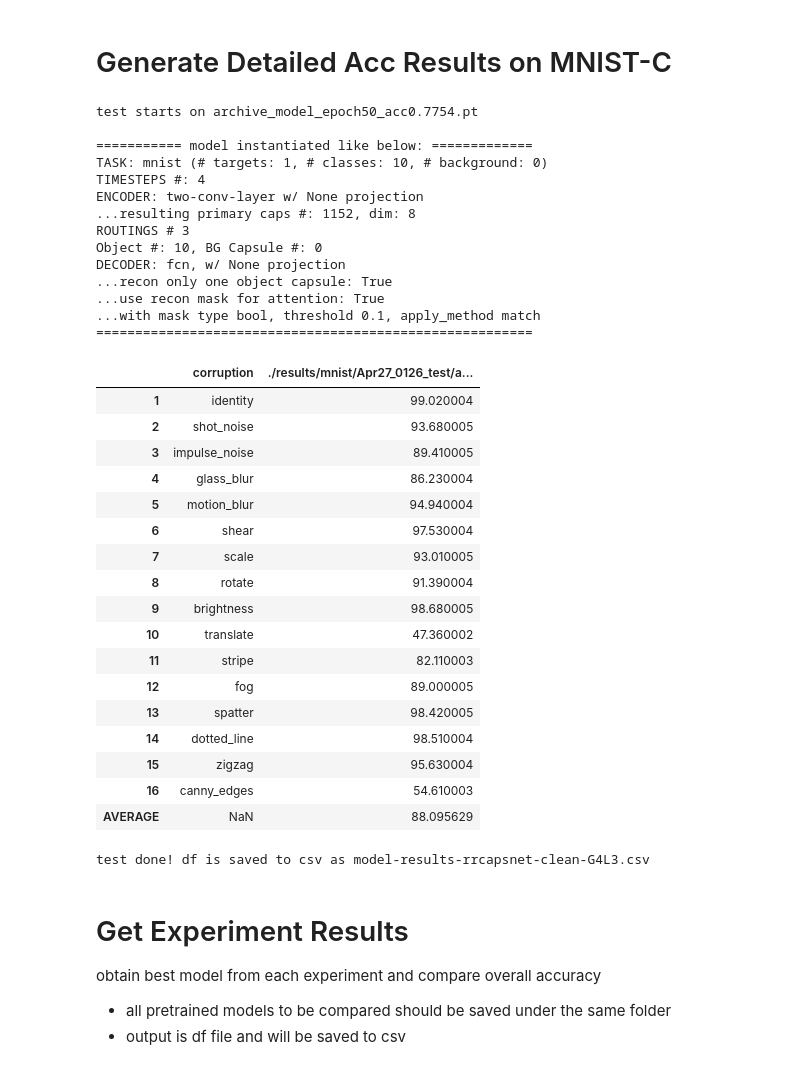
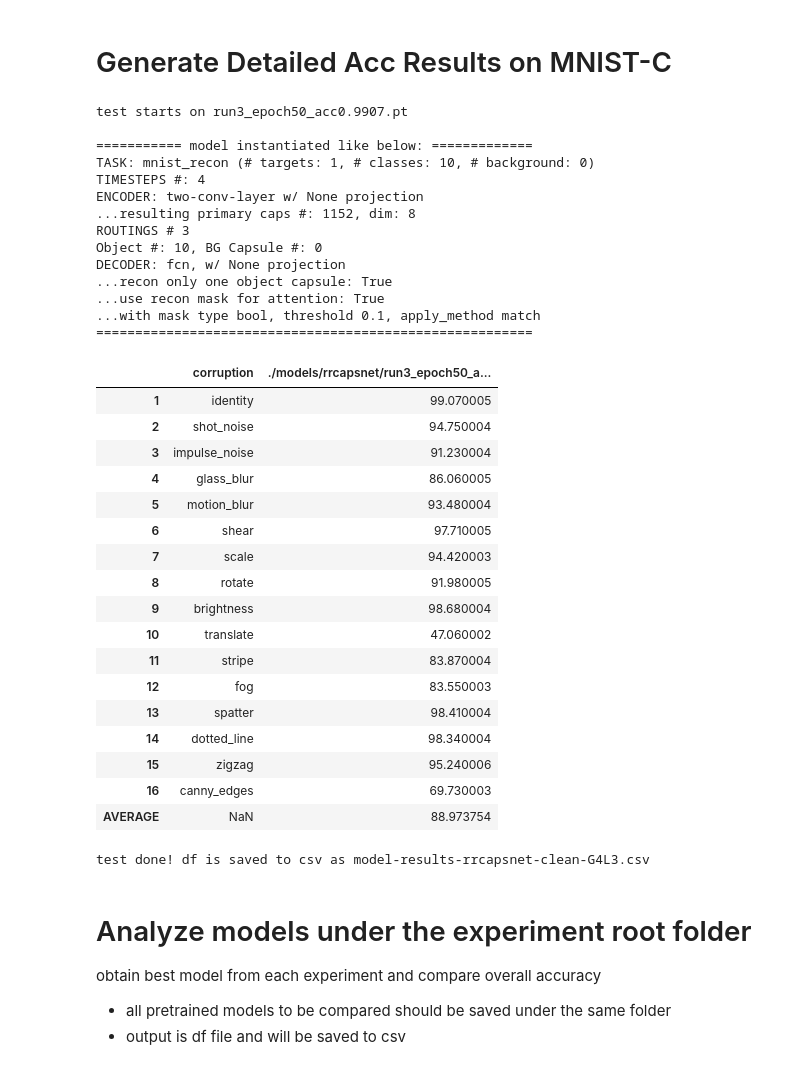
Before and after one commit to ahnchive/ORA-recognition, a Jupyter notebook: eval_rrcapsnet_original.ipynb, the cells around one changed output. Saved outputs shown, nothing was run; the diff lists cells and outputs as text; code cells hidden in the pictures.

```diff
--- a/eval_rrcapsnet_original.ipynb
+++ b/eval_rrcapsnet_original.ipynb
@@ -742,19 +702,18 @@ model is loaded from ./results/mnist/Apr27_2124_reconbg_capsule_reconbg/archive_
 #############################
 # test a single model, and visualize outputs
 #############################
-task='mnist_c_original'
 task='mnist_c_mini'
 # task='mnist_recon'
+# task='mnist_c_original'
+
 train=False #train or test dataset
 print_args=False
 
 # load model
 args_to_update = {'device':DEVICE, 'batch_size':BATCHSIZE,
-                 'time_steps': 4, 'routings': 3, 'mask_threshold': 0.05}
+                 'time_steps': 4, 'routings': 3, 'mask_threshold': 0.1}
 
 load_model_path = './models/rrcapsnet/run3_epoch50_acc0.9907.pt'
-# load_model_path = './results/mnist/Apr27_0012_test/archive_model_epoch50_acc0.8620.pt'
-load_model_path = './results/mnist/Apr27_2124_reconbg_capsule_reconbg/archive_model_epoch20_acc0.8223.pt'
 
 
 args = load_args(load_model_path, args_to_update, print_args)
@@ -997,16 +956,9 @@ args_to_update = {'device':DEVICE, 'batch_size':BATCHSIZE,
 modelpathlist = [
 # './models/rrcapsnet/run1_epoch50_acc0.9917.pt',
 # './models/rrcapsnet/run2_epoch50_acc0.9915.pt',
-# './models/rrcapsnet/run3_epoch50_acc0.9907.pt',
+'./models/rrcapsnet/run3_epoch50_acc0.9907.pt',
 # './models/rrcapsnet/run4_epoch50_acc0.9905.pt',
 # './models/rrcapsnet/run5_epoch50_acc0.9907.pt',
-
-# trained on clean dataset
-# './results/mnist/Apr25_0202_clean_run1/archive_model_epoch50_acc0.9973.pt',
-# './results/mnist/Apr25_0220_clean_run2/archive_model_epoch50_acc0.9976.pt',
-# './results/mnist/Apr25_0238_clean_run3/archive_model_epoch50_acc0.9972.pt',
-# './results/mnist/Apr25_0255_clean_run4/archive_model_epoch50_acc0.9971.pt',
-# './results/mnist/Apr25_0313_clean_run5/archive_model_epoch50_acc0.9976.pt'
 
 ]
 
@@ -1020,53 +972,53 @@ for load_model_path in modelpathlist:
     modelname = load_model_path.split('/')[-1] # filename
     print(f'test starts on {modelname}')
 
     # load args and model
     args = load_args(load_model_path, args_to_update, print_args)
     model = load_model(args)
 
     acclist = []
     for corruption in CORRUPTION_TYPES:
         test_loss, test_loss_class, test_loss_recon, test_acc = test_model_on_each_corruption(PATH_MNISTC, corruption, model, verbose)
         acclist.append(test_acc*100)
     df[load_model_path] = acclist
 
 
 df.index = np.arange(1, len(df)+1)
 df.loc['AVERAGE'] = df.mean()
 df
 # %% [output]
-test starts on archive_model_epoch50_acc0.7754.pt
+test starts on run3_epoch50_acc0.9907.pt
 
 =========== model instantiated like below: =============
-TASK: mnist (# targets: 1, # classes: 10, # background: 0)
+TASK: mnist_recon (# targets: 1, # classes: 10, # background: 0)
 TIMESTEPS #: 4
 ENCODER: two-conv-layer w/ None projection
 ...resulting primary caps #: 1152, dim: 8
 ROUTINGS # 3
 Object #: 10, BG Capsule #: 0
 DECODER: fcn, w/ None projection
 ...recon only one object capsule: True
 ...use recon mask for attention: True
 ...with mask type bool, threshold 0.1, apply_method match
 ========================================================
-|  | corruption | ./results/mnist/Apr27_0126_test/a... |
-| 1 | identity | 99.020004 |
-| 2 | shot_noise | 93.680005 |
-| 3 | impulse_noise | 89.410005 |
-| 4 | glass_blur | 86.230004 |
-| 5 | motion_blur | 94.940004 |
-| 6 | shear | 97.530004 |
-| 7 | scale | 93.010005 |
-| 8 | rotate | 91.390004 |
-| 9 | brightness | 98.680005 |
-| 10 | translate | 47.360002 |
-| 11 | stripe | 82.110003 |
-| 12 | fog | 89.000005 |
-| 13 | spatter | 98.420005 |
-| 14 | dotted_line | 98.510004 |
-| 15 | zigzag | 95.630004 |
-| 16 | canny_edges | 54.610003 |
-| AVERAGE | NaN | 88.095629 |
+|  | corruption | ./models/rrcapsnet/run3_epoch50_a... |
+| 1 | identity | 99.070005 |
+| 2 | shot_noise | 94.750004 |
+| 3 | impulse_noise | 91.230004 |
+| 4 | glass_blur | 86.060005 |
+| 5 | motion_blur | 93.480004 |
+| 6 | shear | 97.710005 |
+| 7 | scale | 94.420003 |
+| 8 | rotate | 91.980005 |
+| 9 | brightness | 98.680004 |
+| 10 | translate | 47.060002 |
+| 11 | stripe | 83.870004 |
+| 12 | fog | 83.550003 |
+| 13 | spatter | 98.410004 |
+| 14 | dotted_line | 98.340004 |
+| 15 | zigzag | 95.240006 |
+| 16 | canny_edges | 69.730003 |
+| AVERAGE | NaN | 88.973754 |
 # %%
 # save to csv
 path_df = 'model-results-rrcapsnet-clean-G4L3.csv'
@@ -1079,7 +1031,7 @@ else:
 # %% [output]
 test done! df is saved to csv as model-results-rrcapsnet-clean-G4L3.csv
 # %% [markdown]
-# Get Experiment Results
+# Analyze models under the experiment root folder
 obtain best model from each experiment and compare overall accuracy
 - all pretrained models to be compared should be saved under the same folder
 - output is df file and will be saved to csv
```
Also changed, not shown: parts of 2 cells of this notebook, 9 other files.
